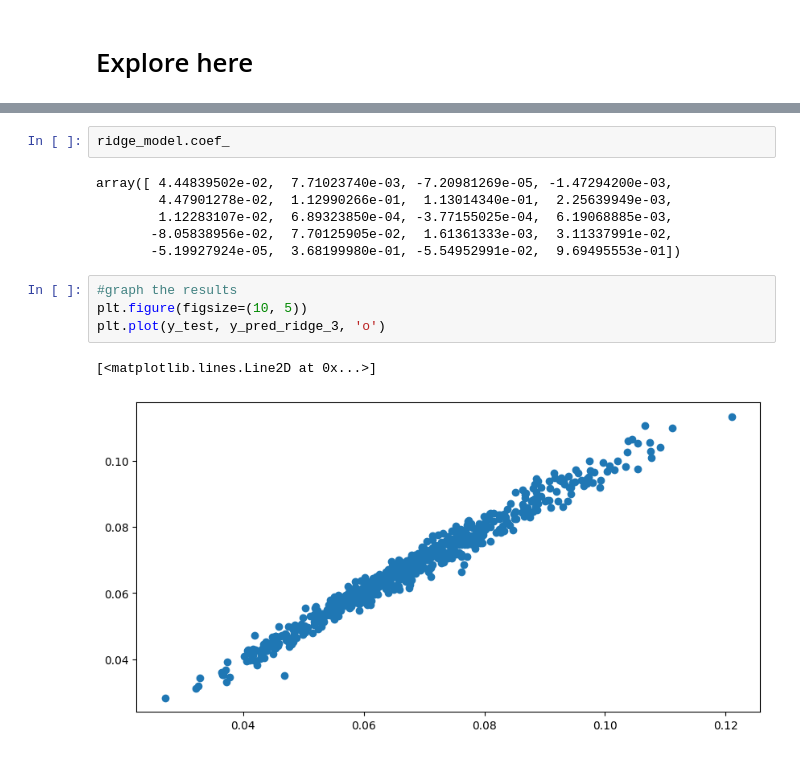
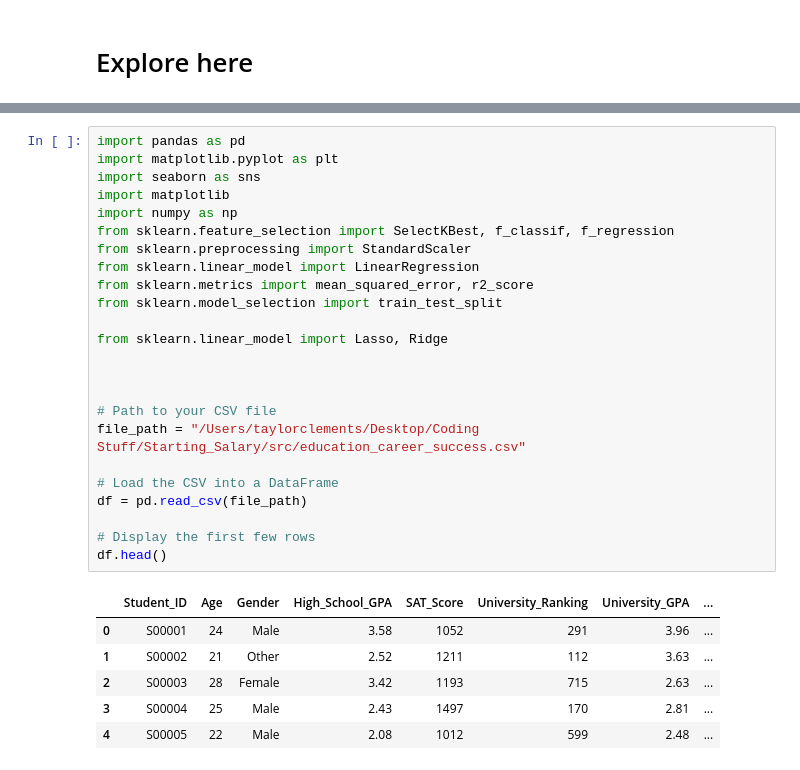
Before and after one commit to drtclem/Starting_Salary, a Jupyter notebook: src/explore.ipynb, the cells around one changed output, grey strips where cells are left out. Drawn from its saved outputs; the diff is of its cells as text.

```diff
--- a/src/explore.ipynb
+++ b/src/explore.ipynb
@@ -323,15 +3,31 @@ Coefficient of determination: 0.9715373100826941
-# %%
-ridge_model.coef_
-# %% [output]
-array([ 4.44839502e-02,  7.71023740e-03, -7.20981269e-05, -1.47294200e-03,
-        4.47901278e-02,  1.12990266e-01,  1.13014340e-01,  2.25639949e-03,
-        1.12283107e-02,  6.89323850e-04, -3.77155025e-04,  6.19068885e-03,
-       -8.05838956e-02,  7.70125905e-02,  1.61361333e-03,  3.11337991e-02,
-       -5.19927924e-05,  3.68199980e-01, -5.54952991e-02,  9.69495553e-01])
-# %%
-#graph the results
-plt.figure(figsize=(10, 5))
-plt.plot(y_test, y_pred_ridge_3, 'o')
-# %% [output]
-[<matplotlib.lines.Line2D at 0x...>]
-[figure, removed]
+# %%
+import pandas as pd
+import matplotlib.pyplot as plt
+import seaborn as sns
+import matplotlib
+import numpy as np
+from sklearn.feature_selection import SelectKBest, f_classif, f_regression
+from sklearn.preprocessing import StandardScaler
+from sklearn.linear_model import LinearRegression
+from sklearn.metrics import mean_squared_error, r2_score
+from sklearn.model_selection import train_test_split
+
+from sklearn.linear_model import Lasso, Ridge
+
+
+
+# Path to your CSV file
+file_path = "/Users/taylorclements/Desktop/Coding Stuff/Starting_Salary/src/education_career_success.csv"
+
+# Load the CSV into a DataFrame
+df = pd.read_csv(file_path)
+
+# Display the first few rows
+df.head()
+# %% [output]
+|  | Student_ID | Age | Gender | High_School_GPA | SAT_Score | University_Ranking | University_GPA | ... |
+| 0 | S00001 | 24 | Male | 3.58 | 1052 | 291 | 3.96 | ... |
+| 1 | S00002 | 21 | Other | 2.52 | 1211 | 112 | 3.63 | ... |
+| 2 | S00003 | 28 | Female | 3.42 | 1193 | 715 | 2.63 | ... |
+| 3 | S00004 | 25 | Male | 2.43 | 1497 | 170 | 2.81 | ... |
+| 4 | S00005 | 22 | Male | 2.08 | 1012 | 599 | 2.48 | ... |
```
Also changed, not shown: parts of 53 cells of this notebook, 6 other files.
